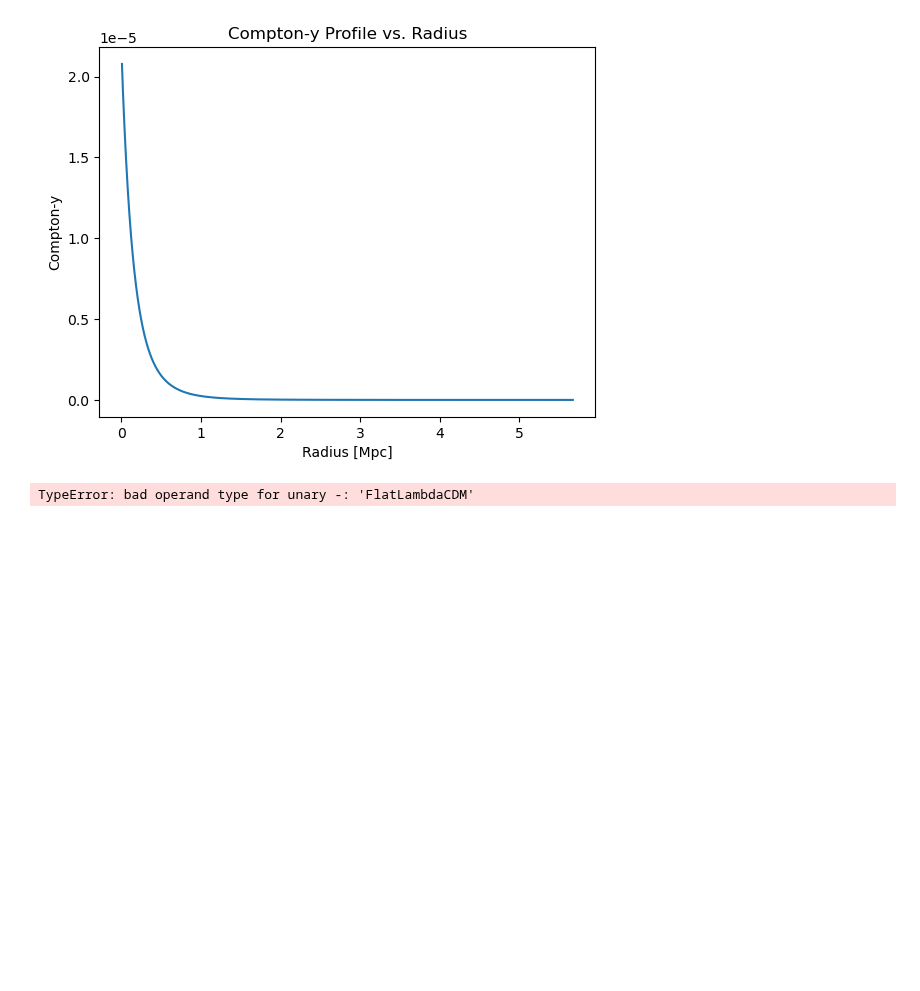
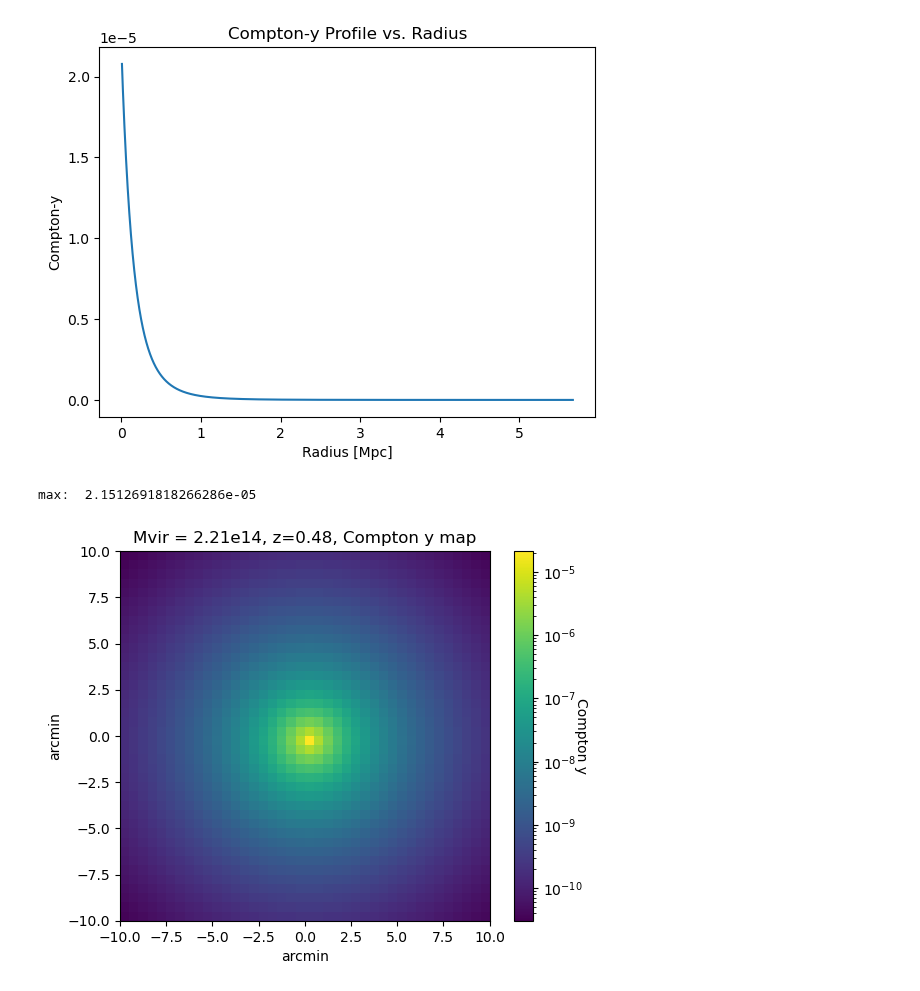
Before and after one commit to deepskies/DeepSZSim, a Jupyter notebook: run_sims.ipynb, the cells around one changed output. Saved outputs shown, nothing was run; the diff lists cells and outputs as text; code cells hidden in the pictures; blank space fills up the shorter version.

Commit message:
Fixed submap generating function and added example

```diff
--- a/run_sims.ipynb
+++ b/run_sims.ipynb
@@ -123,17 +123,19 @@ plt.show()
 [figure]
 # %%
 width = 10
-y_map = szcluster.make_y_submap(1, z, cosmo, width)
+pix_size = 0.5
+y_map = szcluster.make_y_submap(szcluster.Pth_Battaglia2012, z, cosmo, width, pix_size, R200=R200, gamma=-0.3,alpha=1.0,beta=beta,xc=xc,P0=P0, P200=P200)
 im = plt.imshow(y_map, norm=LogNorm())
 cbar = plt.colorbar(im)
 im.set_extent([-width,width,-width,width])
 plt.title('Mvir = 2.21e14, z=0.48, Compton y map')
 plt.ylabel('arcmin')
 plt.xlabel('arcmin')
 cbar.set_label('Compton y', rotation=270)
 print('max: ', y_map.max())
 # %% [output]
-TypeError: bad operand type for unary -: 'FlatLambdaCDM'
+max:  2.1512691818266286e-05
+[figure, added]
 # %%
 dT_map = (y_map * cosmo.Tcmb0 * -fSZ).to(u.uK)
 im = plt.imshow(dT_map, norm=LogNorm())
```
Also changed, not shown: parts of 4 cells of this notebook, 1 other file.
